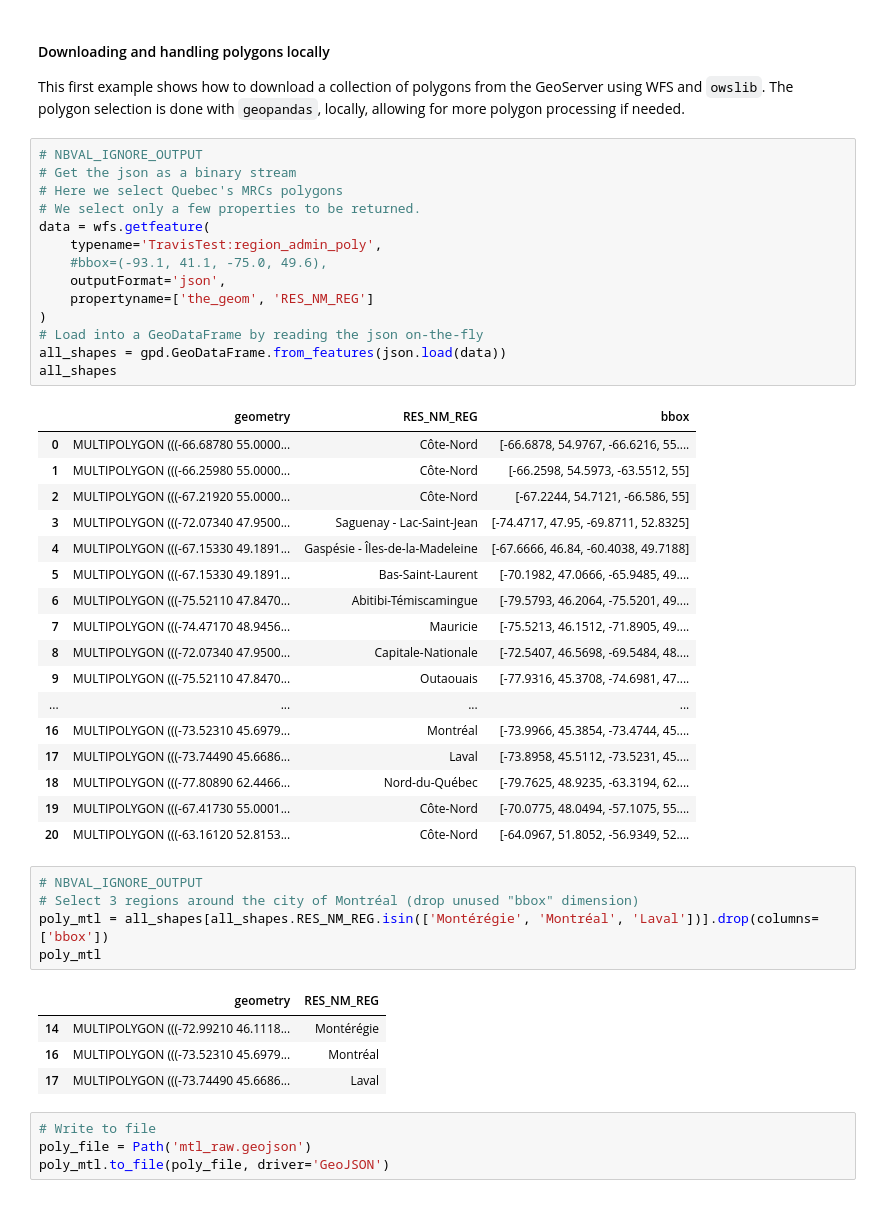
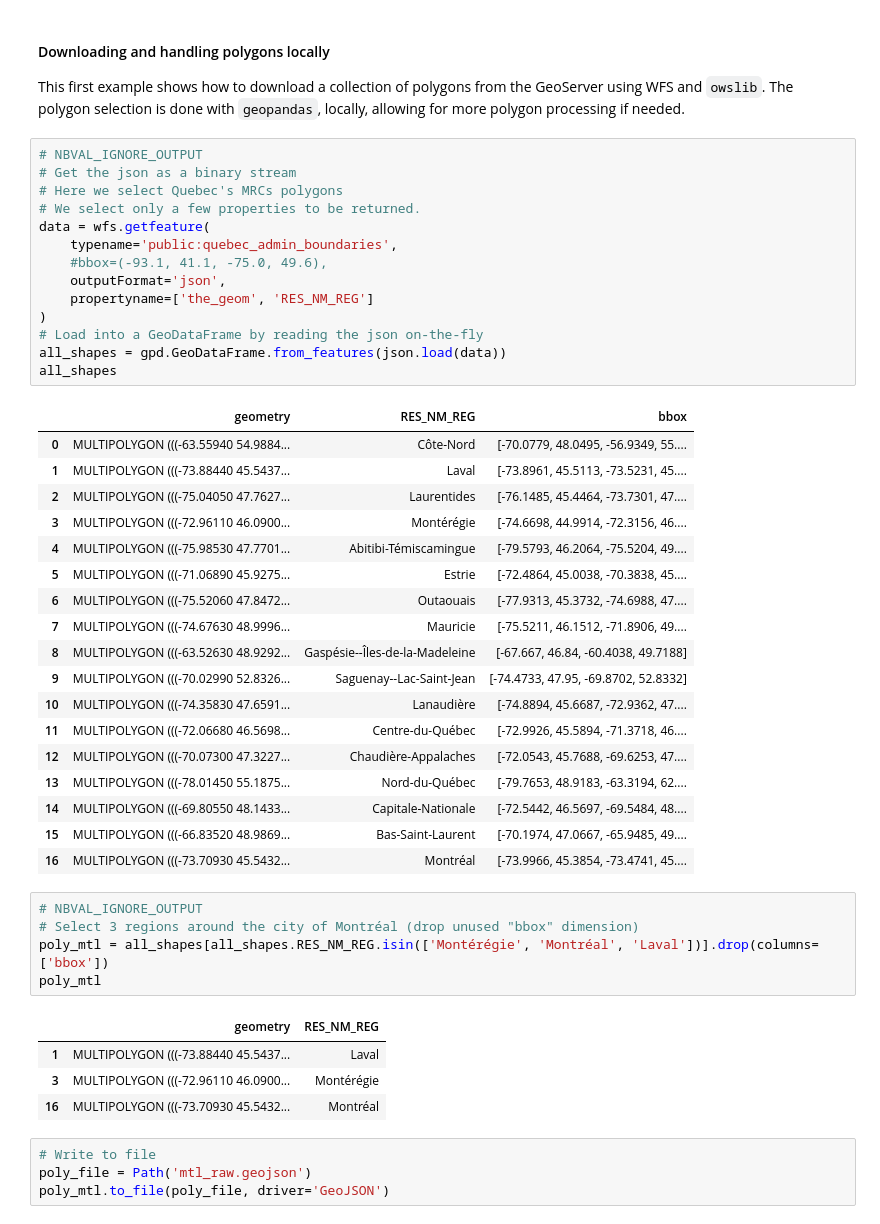
Before and after one commit to bird-house/finch, a Jupyter notebook: docs/source/notebooks/subset.ipynb, the cells around one changed output. Drawn from its saved outputs; the diff is of its cells as text.

```diff
--- a/docs/source/notebooks/subset.ipynb
+++ b/docs/source/notebooks/subset.ipynb
@@ -66,35 +58,36 @@ This first example shows how to download a collection of polygons from the GeoSe
 # %%
 # NBVAL_IGNORE_OUTPUT
 # Get the json as a binary stream
 # Here we select Quebec's MRCs polygons
 # We select only a few properties to be returned.
 data = wfs.getfeature(
-    typename='TravisTest:region_admin_poly',
+    typename='public:quebec_admin_boundaries',
     #bbox=(-93.1, 41.1, -75.0, 49.6),
     outputFormat='json',
     propertyname=['the_geom', 'RES_NM_REG']
 )
 # Load into a GeoDataFrame by reading the json on-the-fly
 all_shapes = gpd.GeoDataFrame.from_features(json.load(data))
 all_shapes
 # %% [output]
 |  | geometry | RES_NM_REG | bbox |
-| 0 | MULTIPOLYGON (((-66.68780 55.0000... | Côte-Nord | [-66.6878, 54.9767, -66.6216, 55.... |
-| 1 | MULTIPOLYGON (((-66.25980 55.0000... | Côte-Nord | [-66.2598, 54.5973, -63.5512, 55] |
-| 2 | MULTIPOLYGON (((-67.21920 55.0000... | Côte-Nord | [-67.2244, 54.7121, -66.586, 55] |
-| 3 | MULTIPOLYGON (((-72.07340 47.9500... | Saguenay - Lac-Saint-Jean | [-74.4717, 47.95, -69.8711, 52.8325] |
-| 4 | MULTIPOLYGON (((-67.15330 49.1891... | Gaspésie - Îles-de-la-Madeleine | [-67.6666, 46.84, -60.4038, 49.7188] |
-| 5 | MULTIPOLYGON (((-67.15330 49.1891... | Bas-Saint-Laurent | [-70.1982, 47.0666, -65.9485, 49.... |
-| 6 | MULTIPOLYGON (((-75.52110 47.8470... | Abitibi-Témiscamingue | [-79.5793, 46.2064, -75.5201, 49.... |
-| 7 | MULTIPOLYGON (((-74.47170 48.9456... | Mauricie | [-75.5213, 46.1512, -71.8905, 49.... |
-| 8 | MULTIPOLYGON (((-72.07340 47.9500... | Capitale-Nationale | [-72.5407, 46.5698, -69.5484, 48.... |
-| 9 | MULTIPOLYGON (((-75.52110 47.8470... | Outaouais | [-77.9316, 45.3708, -74.6981, 47.... |
-| ... | ... | ... | ... |
-| 16 | MULTIPOLYGON (((-73.52310 45.6979... | Montréal | [-73.9966, 45.3854, -73.4744, 45.... |
-| 17 | MULTIPOLYGON (((-73.74490 45.6686... | Laval | [-73.8958, 45.5112, -73.5231, 45.... |
-| 18 | MULTIPOLYGON (((-77.80890 62.4466... | Nord-du-Québec | [-79.7625, 48.9235, -63.3194, 62.... |
-| 19 | MULTIPOLYGON (((-67.41730 55.0001... | Côte-Nord | [-70.0775, 48.0494, -57.1075, 55.... |
-| 20 | MULTIPOLYGON (((-63.16120 52.8153... | Côte-Nord | [-64.0967, 51.8052, -56.9349, 52.... |
+| 0 | MULTIPOLYGON (((-63.55940 54.9884... | Côte-Nord | [-70.0779, 48.0495, -56.9349, 55.... |
+| 1 | MULTIPOLYGON (((-73.88440 45.5437... | Laval | [-73.8961, 45.5113, -73.5231, 45.... |
+| 2 | MULTIPOLYGON (((-75.04050 47.7627... | Laurentides | [-76.1485, 45.4464, -73.7301, 47.... |
+| 3 | MULTIPOLYGON (((-72.96110 46.0900... | Montérégie | [-74.6698, 44.9914, -72.3156, 46.... |
+| 4 | MULTIPOLYGON (((-75.98530 47.7701... | Abitibi-Témiscamingue | [-79.5793, 46.2064, -75.5204, 49.... |
+| 5 | MULTIPOLYGON (((-71.06890 45.9275... | Estrie | [-72.4864, 45.0038, -70.3838, 45.... |
+| 6 | MULTIPOLYGON (((-75.52060 47.8472... | Outaouais | [-77.9313, 45.3732, -74.6988, 47.... |
+| 7 | MULTIPOLYGON (((-74.67630 48.9996... | Mauricie | [-75.5211, 46.1512, -71.8906, 49.... |
+| 8 | MULTIPOLYGON (((-63.52630 48.9292... | Gaspésie--Îles-de-la-Madeleine | [-67.667, 46.84, -60.4038, 49.7188] |
+| 9 | MULTIPOLYGON (((-70.02990 52.8326... | Saguenay--Lac-Saint-Jean | [-74.4733, 47.95, -69.8702, 52.8332] |
+| 10 | MULTIPOLYGON (((-74.35830 47.6591... | Lanaudière | [-74.8894, 45.6687, -72.9362, 47.... |
+| 11 | MULTIPOLYGON (((-72.06680 46.5698... | Centre-du-Québec | [-72.9926, 45.5894, -71.3718, 46.... |
+| 12 | MULTIPOLYGON (((-70.07300 47.3227... | Chaudière-Appalaches | [-72.0543, 45.7688, -69.6253, 47.... |
+| 13 | MULTIPOLYGON (((-78.01450 55.1875... | Nord-du-Québec | [-79.7653, 48.9183, -63.3194, 62.... |
+| 14 | MULTIPOLYGON (((-69.80550 48.1433... | Capitale-Nationale | [-72.5442, 46.5697, -69.5484, 48.... |
+| 15 | MULTIPOLYGON (((-66.83520 48.9869... | Bas-Saint-Laurent | [-70.1974, 47.0667, -65.9485, 49.... |
+| 16 | MULTIPOLYGON (((-73.70930 45.5432... | Montréal | [-73.9966, 45.3854, -73.4741, 45.... |
 # %%
 # NBVAL_IGNORE_OUTPUT
 # Select 3 regions around the city of Montréal (drop unused "bbox" dimension)
@@ -102,9 +95,9 @@ poly_mtl = all_shapes[all_shapes.RES_NM_REG.isin(['Montérégie', 'Montréal', '
 poly_mtl
 # %% [output]
 |  | geometry | RES_NM_REG |
-| 14 | MULTIPOLYGON (((-72.99210 46.1118... | Montérégie |
-| 16 | MULTIPOLYGON (((-73.52310 45.6979... | Montréal |
-| 17 | MULTIPOLYGON (((-73.74490 45.6686... | Laval |
+| 1 | MULTIPOLYGON (((-73.88440 45.5437... | Laval |
+| 3 | MULTIPOLYGON (((-72.96110 46.0900... | Montérégie |
+| 16 | MULTIPOLYGON (((-73.70930 45.5432... | Montréal |
 # %%
 # Write to file
 poly_file = Path('mtl_raw.geojson')
```
Also changed, not shown: parts of 9 cells of this notebook.
